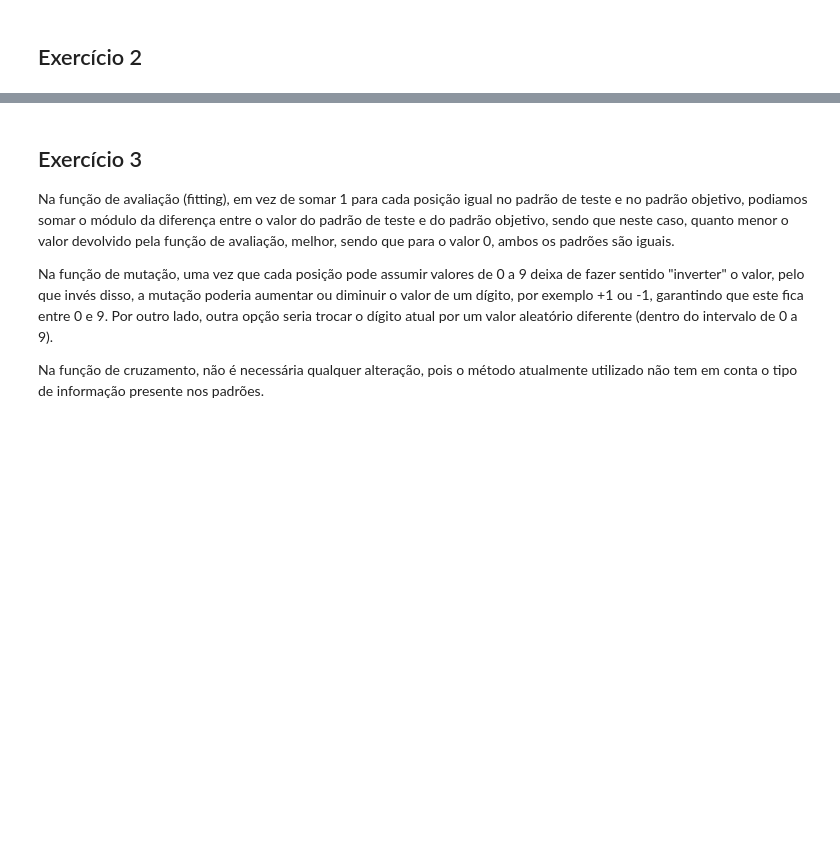
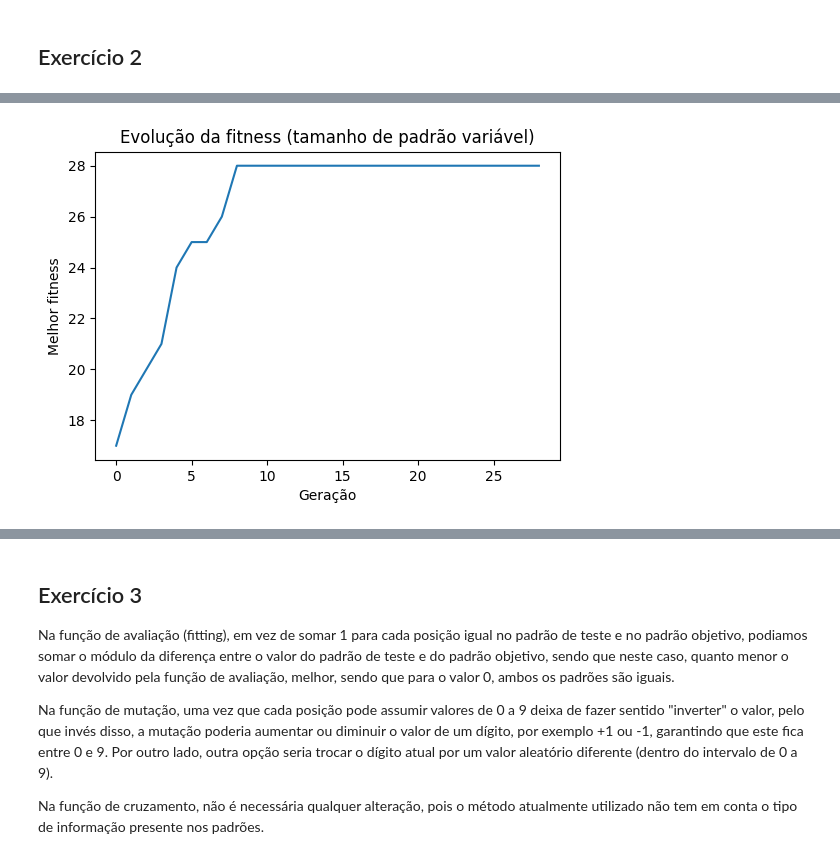
Before and after one commit to jpnoa1/IAA, a Jupyter notebook: lab3/lab3.ipynb, the cells around one changed output, grey strips where cells are left out. Saved outputs shown, nothing was run; the diff lists cells and outputs as text; code cells hidden in the pictures; blank space fills up the shorter version.

```diff
--- a/lab3/lab3.ipynb
+++ b/lab3/lab3.ipynb
@@ -329,0 +365,90 @@ plt.show()
+# %%
+
+
+def evolucao_tamanho_variavel(limite_estagnacao=20, tamanho_pop=100, frac_melhores=0.3):
+    # gerar target com tamanho aleatorio
+    n_bits = random.randint(2, 32)
+    target = gerar_padrao_aleatorio(n_bits)
+
+    inicio = time.time()
+    populacao = [gerar_padrao_aleatorio(random.randint(2, 32)) for _ in range(tamanho_pop)]
+    melhor_fitness = -9999
+    sem_melhora = 0
+    historico = []
+
+    while sem_melhora < limite_estagnacao:
+        # Avaliar fitness
+        fitnesses = [fitness_variavel(ind, target) for ind in populacao]
+        pares = list(zip(populacao, fitnesses))
+        pares.sort(reverse=True, key=lambda x: x[1])
+
+        n_melhores = int(tamanho_pop * frac_melhores)
+        melhores = [pares[i][0] for i in range(n_melhores)]
+        melhor_atual = pares[0][1]
+        historico.append(melhor_atual)
+
+        if melhor_atual > melhor_fitness:
+            melhor_fitness = melhor_atual
+            sem_melhora = 0
+        else:
+            sem_melhora += 1
+
+        # criar nova geração
+        nova_pop = melhores.copy()
+        while len(nova_pop) < tamanho_pop:
+            pai = random.choice(melhores)
+            mae = random.choice(melhores)
+            filho1, filho2 = cruzar_variavel(pai, mae)
+            # mutações ocasionais
+            if random.random() < 0.3:
+                filho1 = mutar_variavel(filho1)
+            if random.random() < 0.3:
+                filho2 = mutar_variavel(filho2)
+            nova_pop.append(filho1)
+            if len(nova_pop) < tamanho_pop:
+                nova_pop.append(filho2)
+
+        populacao = nova_pop
+
+    tempo_total = time.time() - inicio
+    return target, melhor_fitness, tempo_total, historico
+
+
+
+target, melhor, tempo, hist = evolucao_tamanho_variavel()
+
+print(f"Tamanho do alvo: {len(target)} bits")
+print("Melhor fitness:", melhor)
+print("Tempo total:", round(tempo, 3), "segundos")
+
+plt.figure(figsize=(6,4))
+plt.plot(hist)
+plt.xlabel("Geração")
+plt.ylabel("Melhor fitness")
+plt.title("Evolução da fitness (tamanho de padrão variável)")
+plt.show()
+
+#testar 30 vezes
+tempos = []
+fitnesses = []
+
+for _ in range(30):
+    _, melhor, tempo, _ = evolucao_tamanho_variavel()
+    tempos.append(tempo)
+    fitnesses.append(melhor)
+
+plt.figure(figsize=(10,4))
+
+plt.subplot(1,2,1)
+plt.boxplot(tempos)
+plt.ylabel("Tempo (s)")
+plt.title("Distribuição dos tempos de execução")
+plt.yscale('log')
+
+plt.subplot(1,2,2)
+plt.boxplot(fitnesses)
+plt.ylabel("Melhor fitness final")
+plt.title("Distribuição dos resultados (30 execuções)")
+
+plt.show()
+# %% [output]
@@ -329,0 +458 @@ plt.show()
+[figure, added]
```
Also changed, not shown: parts of 8 cells of this notebook.
